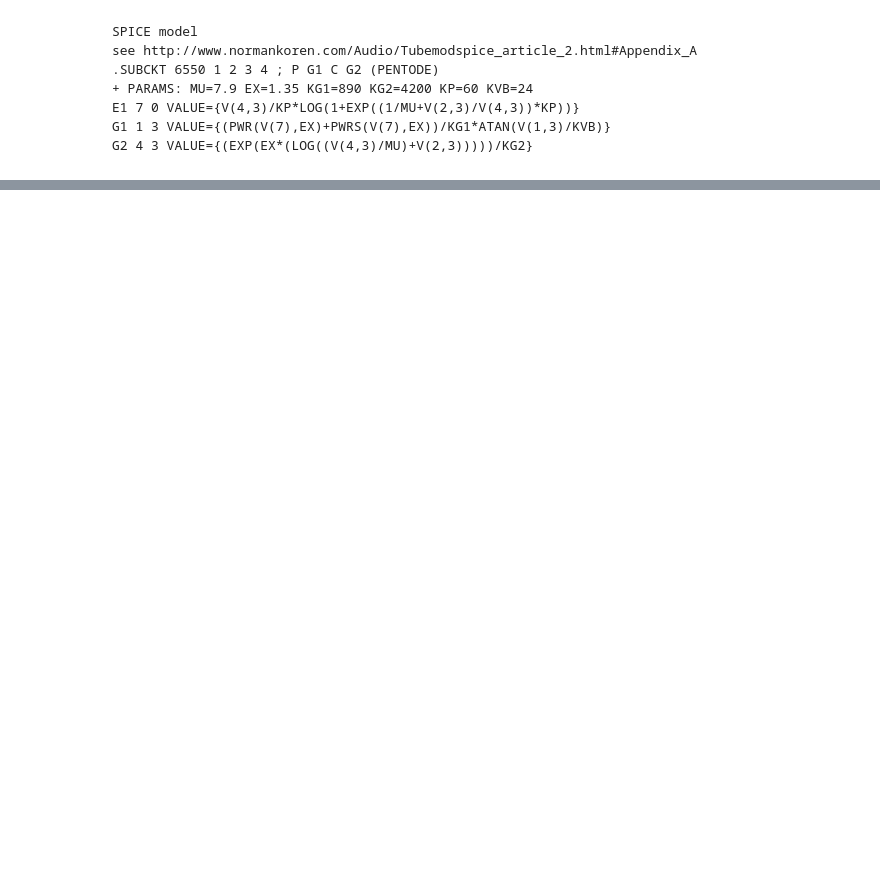
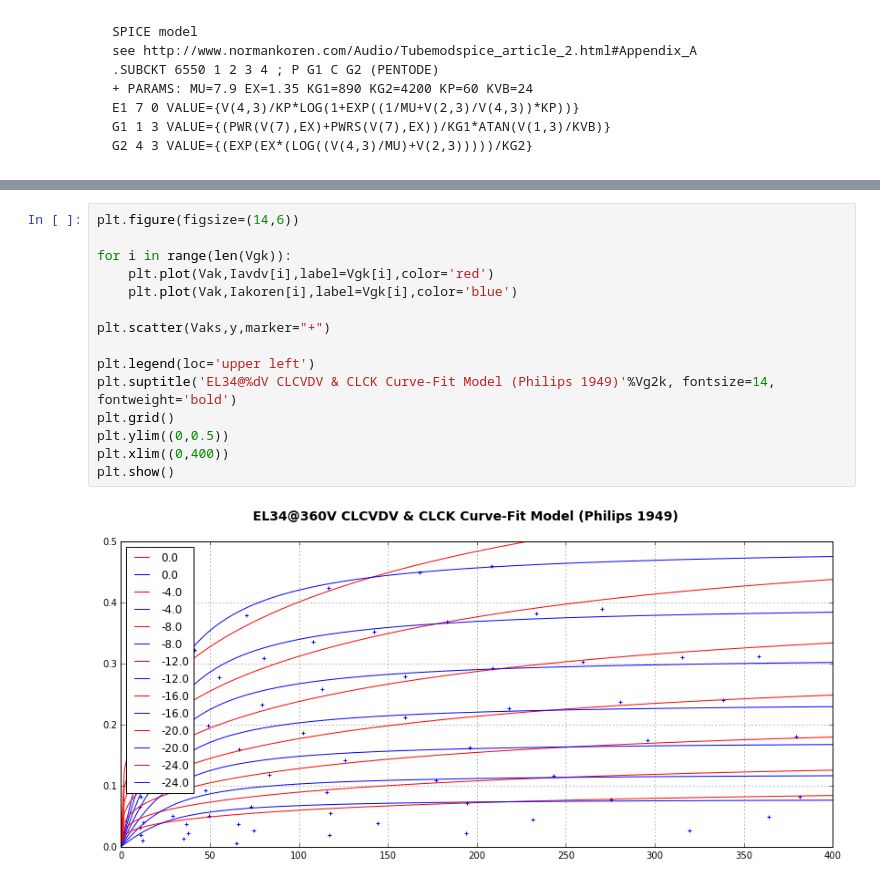
Before and after one commit to jilott/valvestudio, a Jupyter notebook: experiments/02-modeling/pentode/pentode-modeling.ipynb, the cells around one changed output, grey strips where cells are left out. Cells and saved outputs as stored; diff of their text form; blank space fills up the shorter version.

```diff
--- a/experiments/02-modeling/pentode/pentode-modeling.ipynb
+++ b/experiments/02-modeling/pentode/pentode-modeling.ipynb
@@ -266,0 +263,17 @@ plt.show()
+# %%
+plt.figure(figsize=(14,6))
+
+for i in range(len(Vgk)):
+    plt.plot(Vak,Iavdv[i],label=Vgk[i],color='red')
+    plt.plot(Vak,Iakoren[i],label=Vgk[i],color='blue')
+
+plt.scatter(Vaks,y,marker="+")
+
+plt.legend(loc='upper left')
+plt.suptitle('EL34@%dV CLCVDV & CLCK Curve-Fit Model (Philips 1949)'%Vg2k, fontsize=14, fontweight='bold')
+plt.grid()
+plt.ylim((0,0.5))
+plt.xlim((0,400))
+plt.show()
+# %% [output]
+[figure, added]
```
Also changed, not shown: parts of 4 cells of this notebook.
